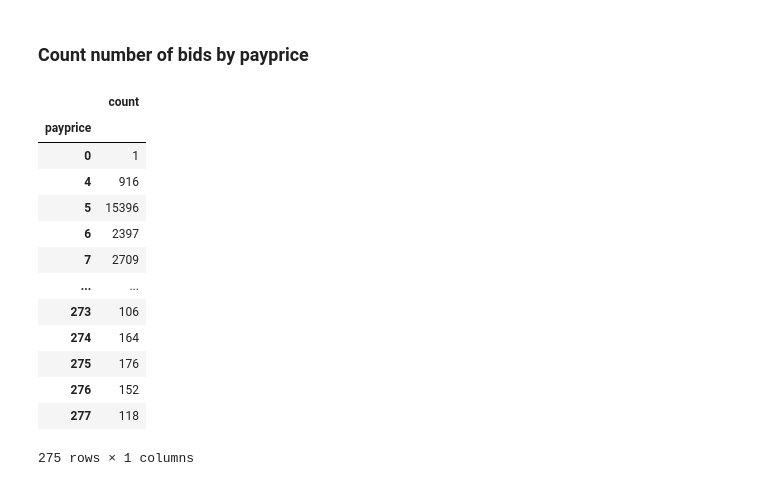
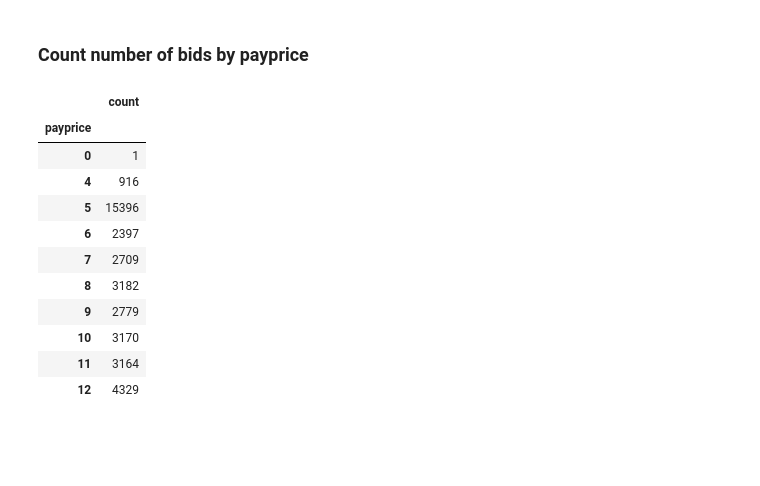
Before and after one commit to qihuazhong/make-ipinyou-data, a Jupyter notebook: explore_data.ipynb, the cells around one changed output. Saved outputs shown, nothing was run; the diff lists cells and outputs as text; code cells hidden in the pictures; blank space fills up the shorter version.

```diff
--- a/explore_data.ipynb
+++ b/explore_data.ipynb
@@ -95,21 +77,20 @@ cs
 # %% [markdown]
 ### Count number of bids by payprice
 # %%
-counts = cs.groupby(by="payprice").count()[['index']]
+counts = sorted_adx['payprice'].reset_index()
+counts = counts.groupby(by="payprice").count()[['index']]
 counts.rename(columns={'index':'count'}, inplace=True)
-counts
+counts.head(10)
 # %% [output]
 |  | count |
 | payprice |  |
 | 0 | 1 |
 | 4 | 916 |
 | 5 | 15396 |
 | 6 | 2397 |
 | 7 | 2709 |
-| ... | ... |
-| 273 | 106 |
-| 274 | 164 |
-| 275 | 176 |
-| 276 | 152 |
-| 277 | 118 |
+| 8 | 3182 |
+| 9 | 2779 |
+| 10 | 3170 |
+| 11 | 3164 |
+| 12 | 4329 |
-275 rows × 1 columns
```
Also changed, not shown: parts of 12 cells of this notebook.
